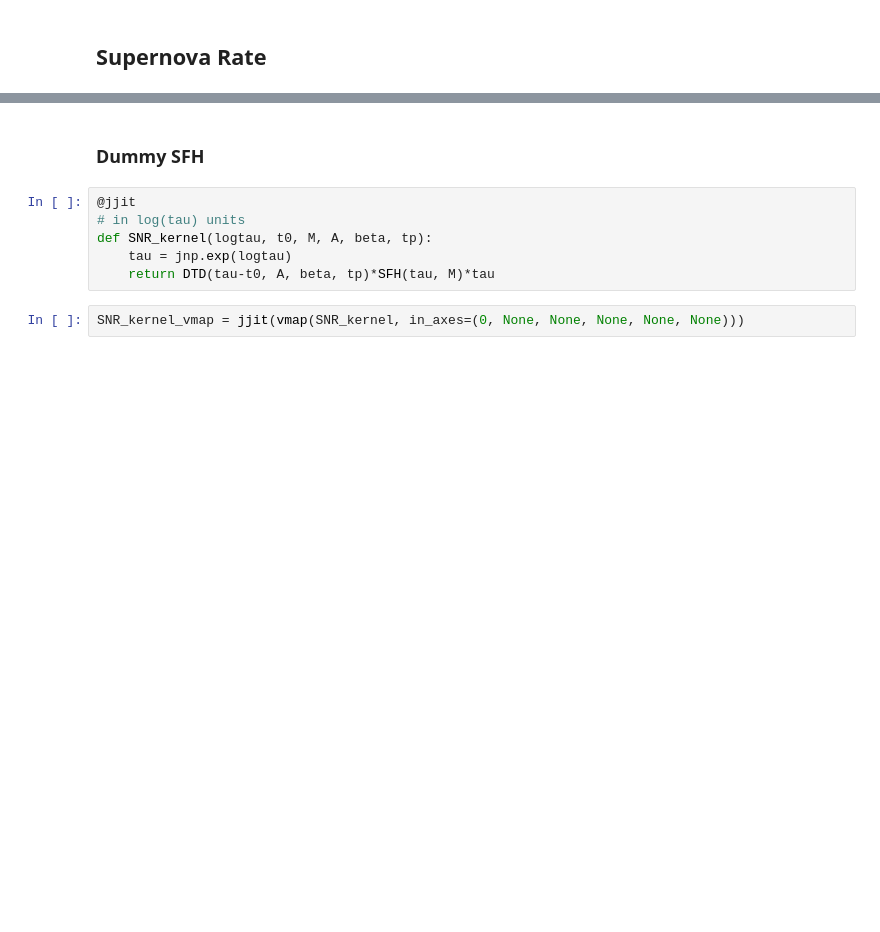
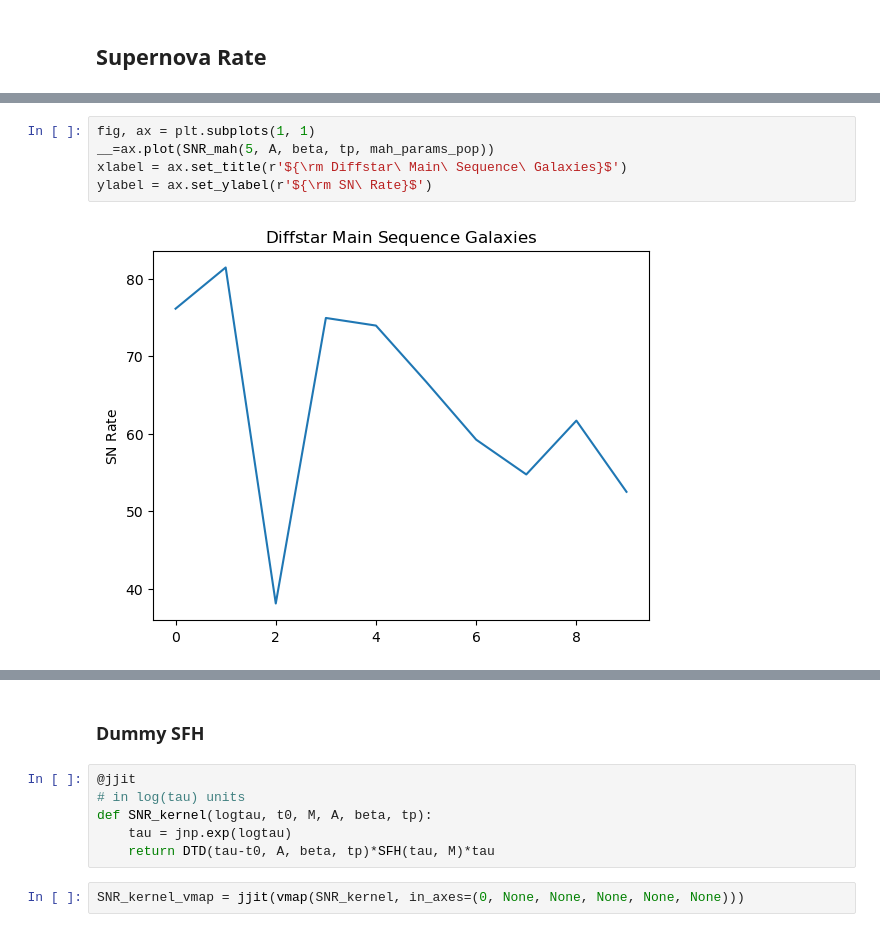
Before and after one commit to AlexGKim/sn_diffstar, a Jupyter notebook: nb/SNRate.ipynb, the cells around one changed output, grey strips where cells are left out. Saved outputs shown, nothing was run; the diff lists cells and outputs as text; blank space fills up the shorter version.

```diff
--- a/nb/SNRate.ipynb
+++ b/nb/SNRate.ipynb
@@ -102,0 +45,7 @@ ylabel = ax.set_ylabel(r'${\rm SN\ Rate}$')
+# %%
+fig, ax = plt.subplots(1, 1)
+__=ax.plot(SNR_mah(5, A, beta, tp, mah_params_pop))
+xlabel = ax.set_title(r'${\rm Diffstar\ Main\ Sequence\ Galaxies}$')
+ylabel = ax.set_ylabel(r'${\rm SN\ Rate}$')
+# %% [output]
+[figure, added]
```
Also changed, not shown: parts of 28 cells of this notebook, 1 other file.
